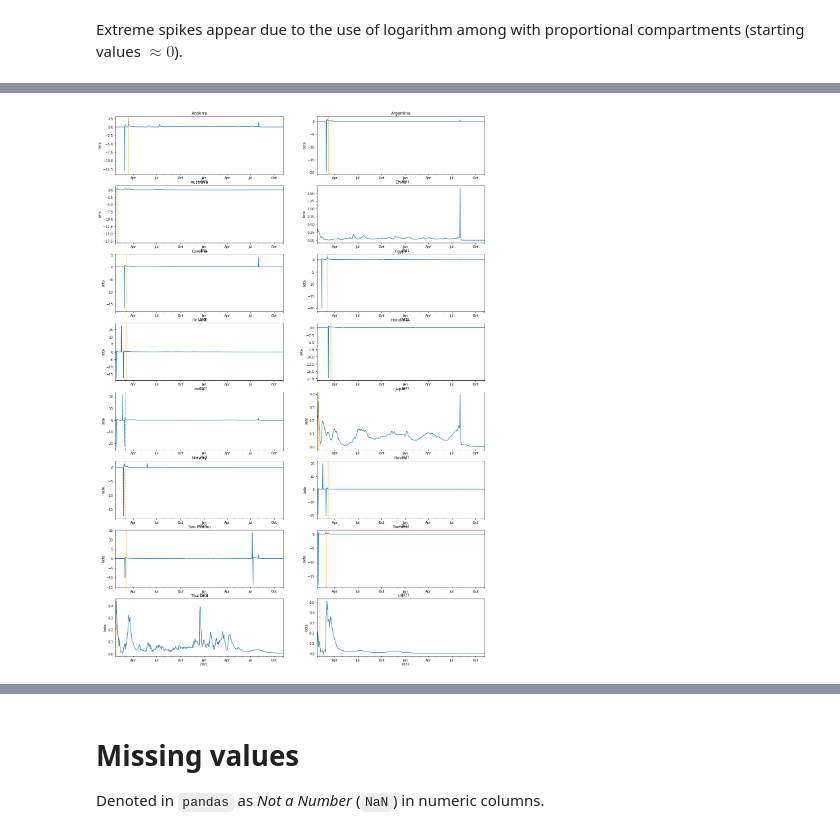
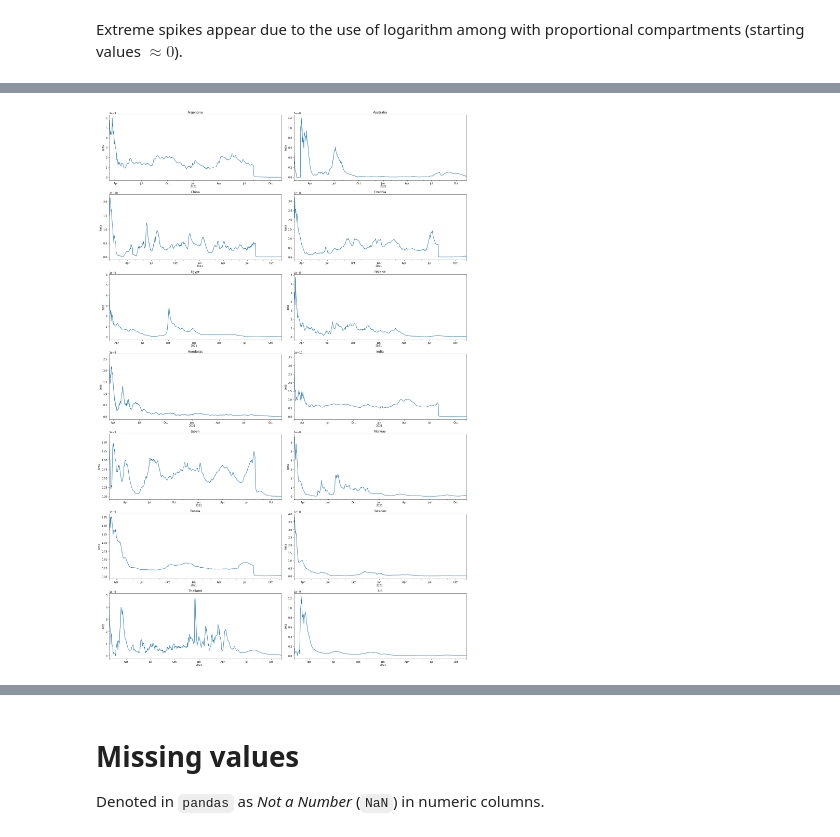
Before and after one commit to alexmadrinanfdez/covid-policy-analysis, a Jupyter notebook: eda.ipynb, the cells around one changed output, grey strips where cells are left out. Drawn from its saved outputs; the diff is of its cells as text; code cells hidden in the pictures.

Commit message:
beta alternatives

```diff
--- a/eda.ipynb
+++ b/eda.ipynb
@@ -214,8 +228,8 @@ fig.show()
 Interesting final objectives for analysis. Potential targets.
 # %%
 ccs = [ # country codes
-       'AND', 'ARG', 'AUS', 'CHN', 'CZE', 'EGY', 'FIN', 'HND',
-       'IND', 'JPN', 'NOR', 'RUS', 'SMR', 'SWE', 'THA', 'USA'
+       'ARG', 'AUS', 'CHN', 'CZE', 'EGY', 'FIN', 'HND',
+       'IND', 'JPN', 'NOR', 'RUS', 'SWE', 'THA', 'USA'
 ]
 
 # plot
@@ -1042,0 +1052,6 @@ beta
+# %%
+# the alternative formula
+log_s = np.log(S)
+diff_log = log_s[:-1].values - log_s[1:] # same index as other variables
+beta = diff_log / I
+beta
@@ -1077,8 +1164,9 @@ for i in range(nrows * ncols):
   cname = list(cc_dict.values())[i]
   first = cum_cases[cname][cum_cases[cname] > 10].index.min()
   ax = axs[i // ncols, i % ncols]
-  gr[cname].plot(ax=ax)
-  ax.axvline(first, ls='--', color='orange')
+  gr.loc[first:, cname].plot(ax=ax)
+  # ax.axvline(first, ls='--', color='orange')
   ax.set_title(cname)
   ax.set_ylabel('growth rate')
+fig.tight_layout()
 # %% [output]
@@ -1086,12 +1174,13 @@ for i in range(nrows * ncols):
 # %%
 fig, axs = plt.subplots(nrows=nrows, ncols=ncols, figsize=(20, 30))
 for i in range(nrows * ncols):
   cname = list(cc_dict.values())[i]
   first = cum_cases[cname].loc[cum_cases[cname] > 10].index.min()
   ax = axs[i // ncols, i % ncols]
-  beta[cname].plot(ax=ax)
+  beta.loc[first:, cname].plot(ax=ax)
   ax.axvline(first, ls='--', color='orange')
   ax.set_title(cname)
   ax.set_ylabel('beta')
+fig.tight_layout()
 # %% [output]
-[figure, old version]
+[figure, new version]
```
Also changed, not shown: parts of 64 cells of this notebook, 1 other file.
